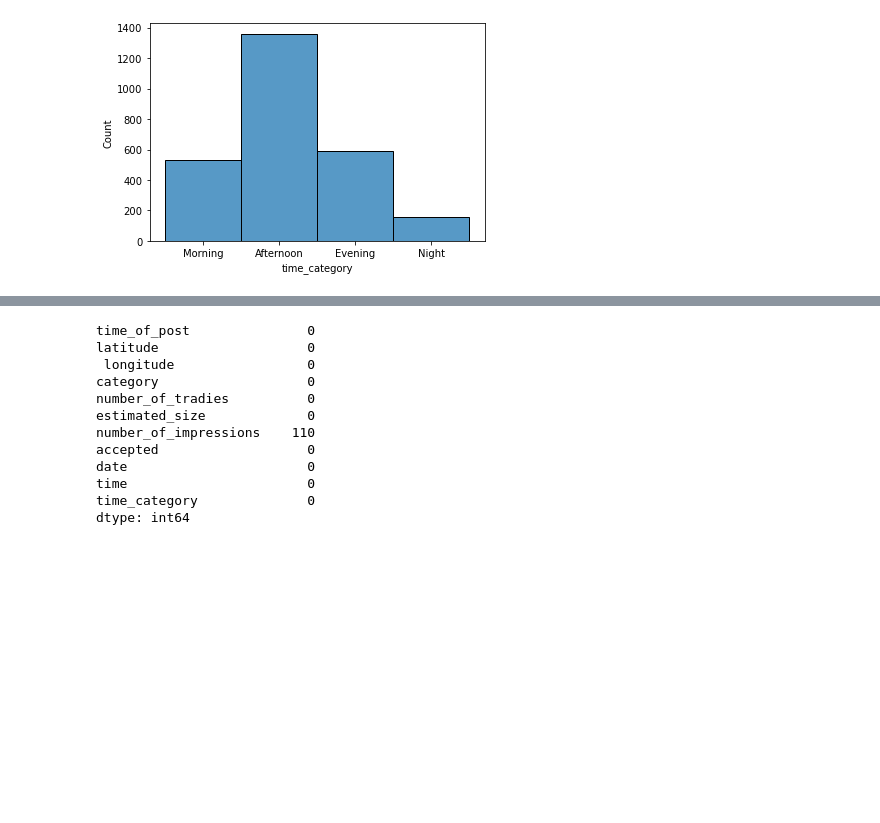
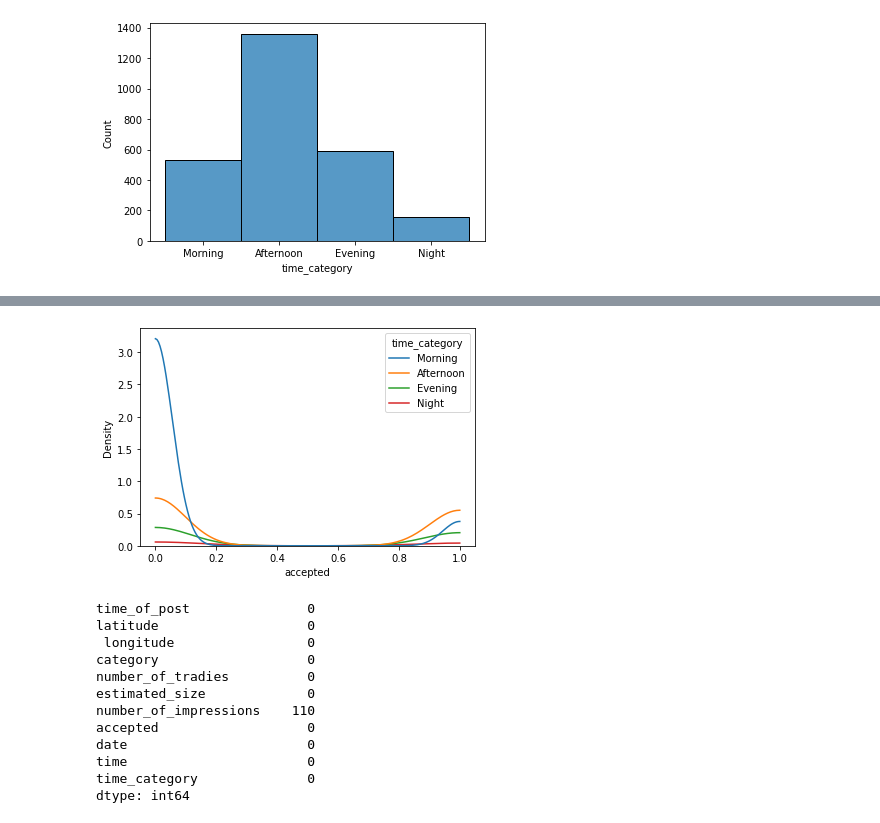
Before and after one commit to arsedianivan/hipages_tasks, a Jupyter notebook: HipagesEDA.ipynb, the cells around one changed output, grey strips where cells are left out. Saved outputs shown, nothing was run; the diff lists cells and outputs as text; code cells hidden in the pictures; blank space fills up the shorter version.

```diff
--- a/HipagesEDA.ipynb
+++ b/HipagesEDA.ipynb
@@ -222,3 +227,8 @@ plt.show()
+# %%
+sns.kdeplot(data=jobs, x="accepted", hue="time_category", cut=0)
+plt.show()
+# %% [output]
+[figure, added]
 # %%
 jobs.isnull().sum()
 # %% [output]
```
Also changed, not shown: parts of 10 cells of this notebook.
